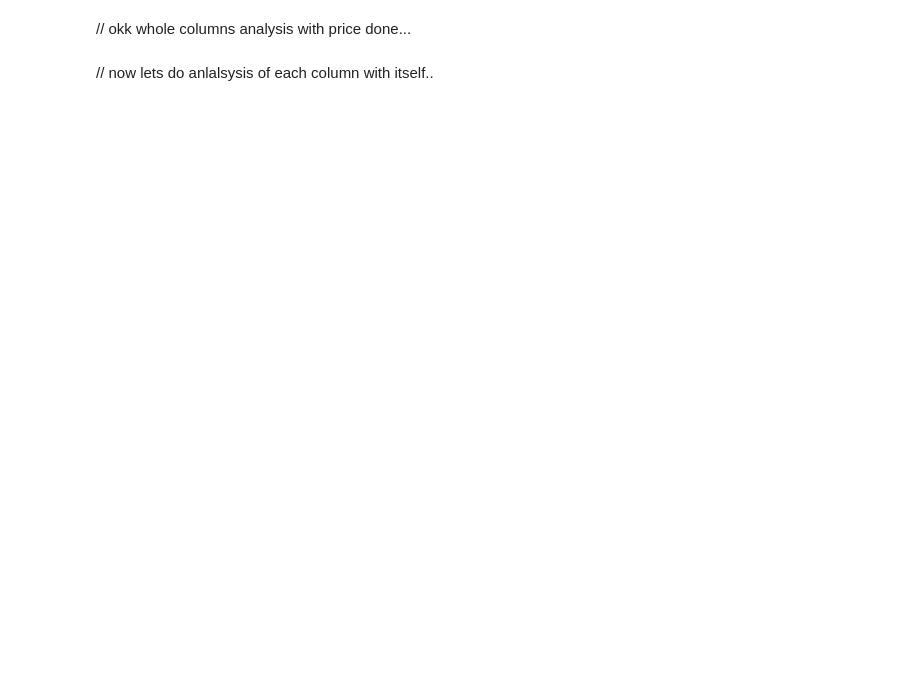
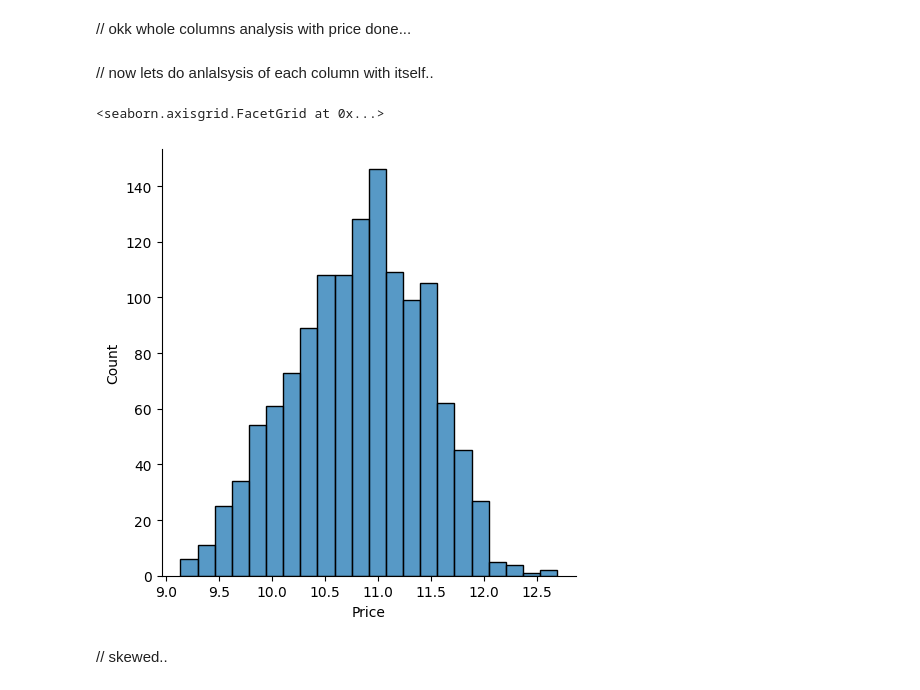
Before and after one commit to Arijit2772-dev/ucs503p-202526odd-bigdawgs, a Jupyter notebook: lpp.ipynb, the cells around one changed output. Saved outputs shown, nothing was run; the diff lists cells and outputs as text; code cells hidden in the pictures; blank space fills up the shorter version.

```diff
--- a/lpp.ipynb
+++ b/lpp.ipynb
@@ -1757,3 +1762,10 @@ Name: Price, dtype: float64
 // okk whole columns analysis with price done...
 # %% [markdown]
 // now lets do anlalsysis of each column with itself..
+# %%
+sns.displot(np.log(df['Price']))
+# %% [output]
+<seaborn.axisgrid.FacetGrid at 0x...>
+[figure, added]
+# %% [markdown]
+// skewed..
```
Also changed, not shown: parts of 51 cells of this notebook, 8 other files.
